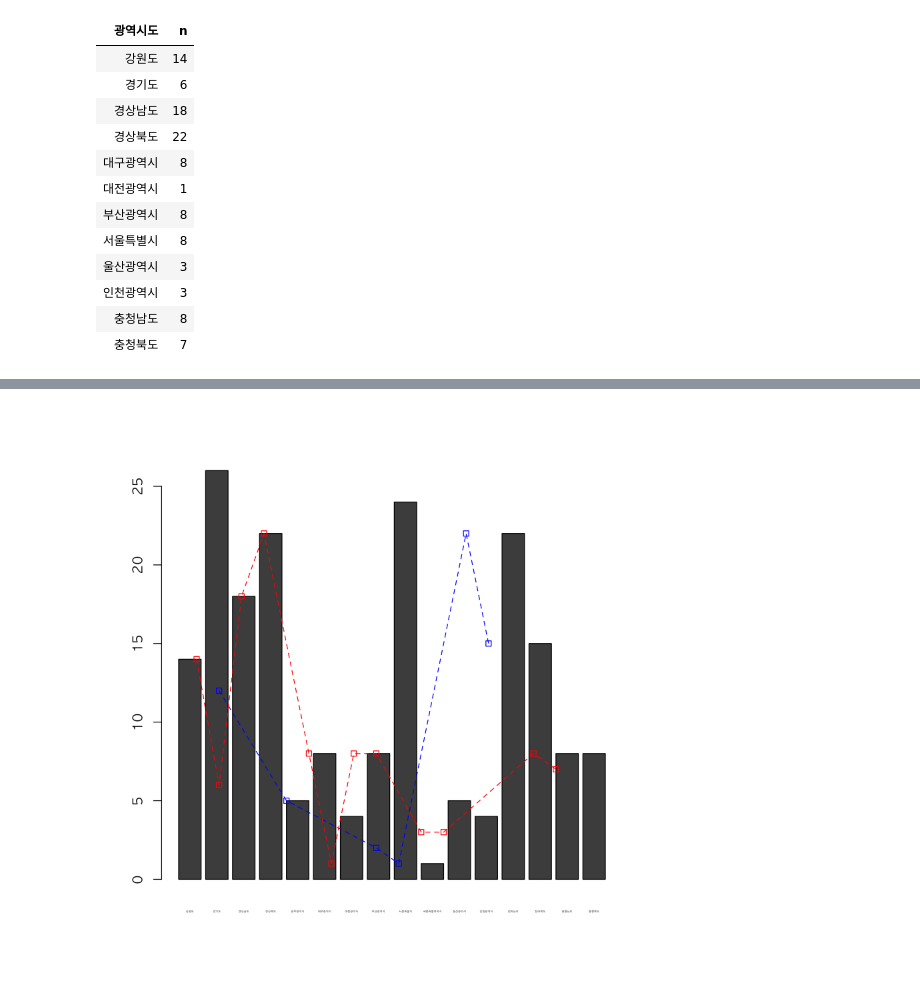
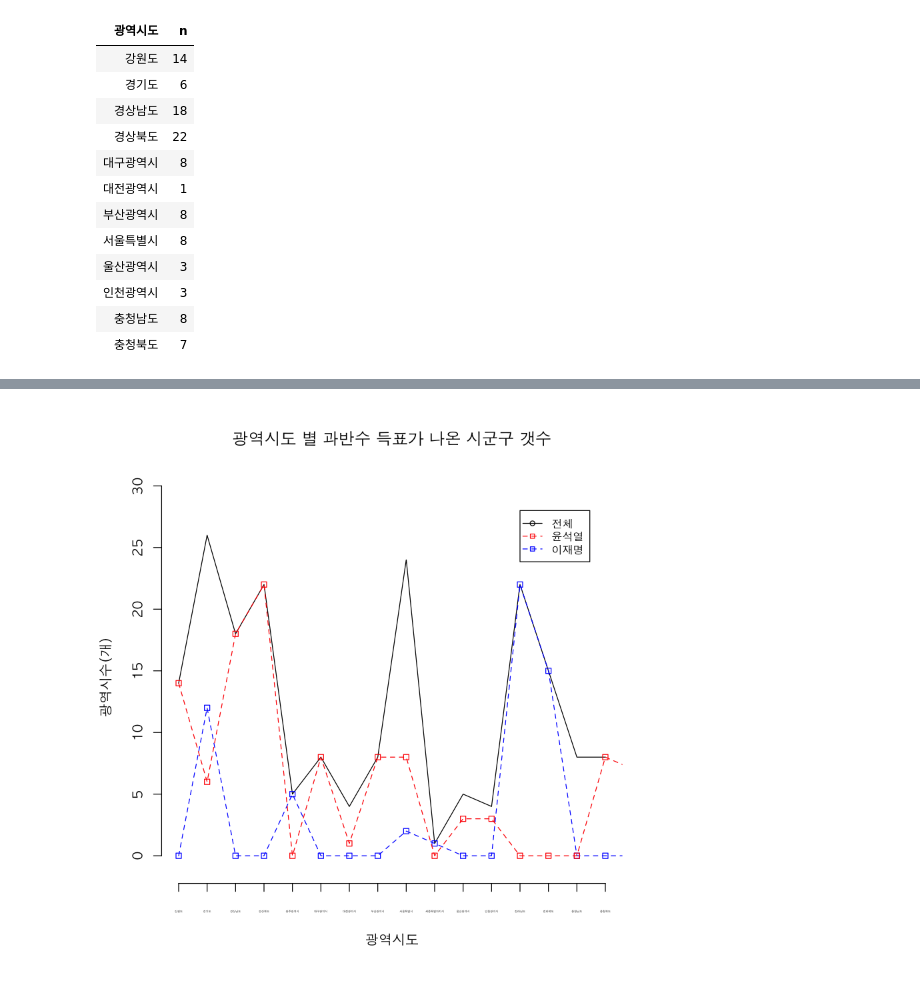
Before and after one commit to monargent0/TJRrrClass, a Jupyter notebook: 10. 20대_대선자료 시각화.ipynb, the cells around one changed output, grey strips where cells are left out. Saved outputs shown, nothing was run; the diff lists cells and outputs as text; code cells hidden in the pictures.

```diff
--- a/10. 20대_대선자료 시각화.ipynb
+++ b/10. 20대_대선자료 시각화.ipynb
@@ -442,9 +432,14 @@ Classes ‘tbl_df’, ‘tbl’ and 'data.frame':       6 obs. of  2 variables:
 | 충청북도 | 7 |
 # %%
 지역 <- count(지역75, 광역시도)
-a<-t(as.matrix(지역[,2]))
-colnames(a) <- 지역$광역시도
+지역
+a<-as.matrix(지역[,2])
+rownames(a) <- 지역$광역시도
+
 a
+
+이2 <- data.frame(table(이재명$광역시도))
+윤2 <- data.frame(table(윤석열$광역시도))
 이 <- count(이재명, 광역시도)
 윤 <- count(윤석열, 광역시도)
 # %% [output]
@@ -453,23 +480,46 @@ a
-# %%
-par(family = "AppleGothic")
-barplot( a,
-    cex.names = 0.2
-    # main= "서울시 교통사고 발생건수와 부상자수 산포도",
-    # xlab="발생건수",
-    # ylab='부상자수',
-    #col = ifelse( seoul$발생건수 >= 150, 'blue','yellow')
-)
-lines(이,
-    type="o", #overlap
-    pch = 22, # 사각형
-    col = "blue",
-    lty = 2
-)
-lines(윤,
-    type="o", #overlap
-    pch = 22, # 사각형
-    col = "red",
-    lty = 2
-)
-# %% [output]
-[figure, removed]
+# %%
+par(family = "AppleGothic", bg='white')
+plot(지역$n,
+    cex= 0.3,
+    type = 'l',
+    pch = 21,
+    axes = F, # x, y 좌표 Frame 제거
+    ann = F,
+   ylim = c(-1,30)
+    #col = ifelse( seoul$발생건수 >= 150, 'blue','yellow')
+)
+axis(1, at=1:nrow(a), lab = rownames(a) , cex.axis=0.2) #(방향, 범위, 라벨명)
+axis(2, ylim = c(-1,30))
+# main title 지정
+title(main = "광역시도 별 과반수 득표가 나온 시군구 갯수" )
+
+# x 축 title(label) 지정
+title(xlab = "광역시도" )
+
+# y 축 title(label) 지정
+title(y = "광역시수(개)" )
+
+lines(이2,
+    type="o", #overlap
+    pch = 22, # 사각형
+    col = "blue",
+    lty = 2,
+    space = 1,
+)
+lines(윤2,
+    type="o", #overlap
+    pch = 22, # 사각형
+    col = "red",
+    lty = 2
+)
+# 범례
+legend(13, 28, # x, y 좌표값
+    c('전체', '윤석열', '이재명'),
+    col= c('black', 'red', 'blue'),
+    pch = c(21,22,22),
+    lty = c(1,2,2),
+    cex = 0.8, # 크기조절 R에서 기본값 1
+
+)
+# %% [output]
+[figure, added]
```
Also changed, not shown: parts of 17 cells of this notebook.
